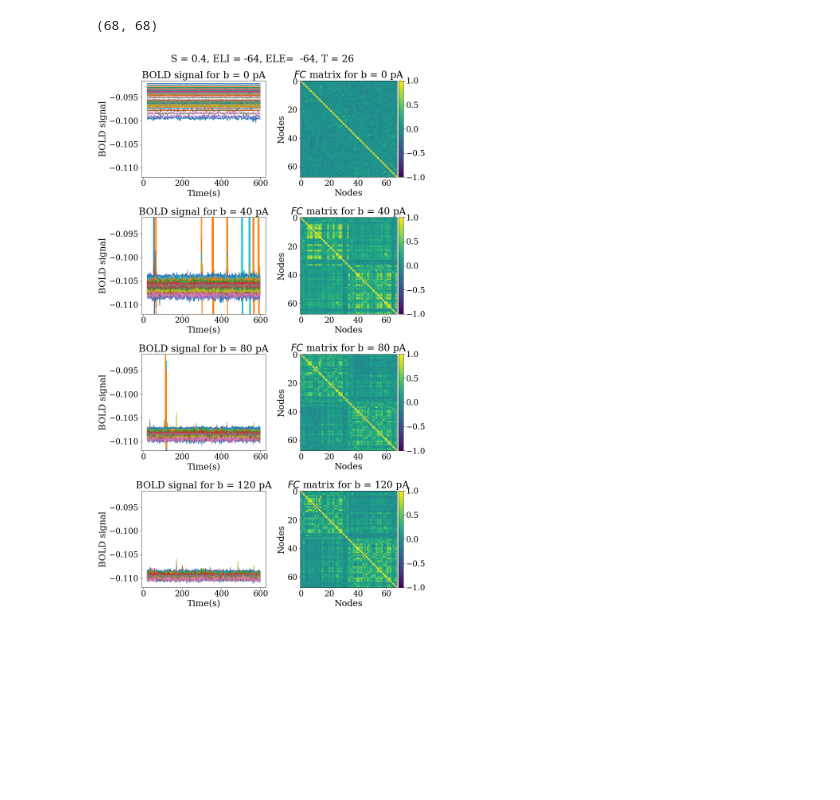
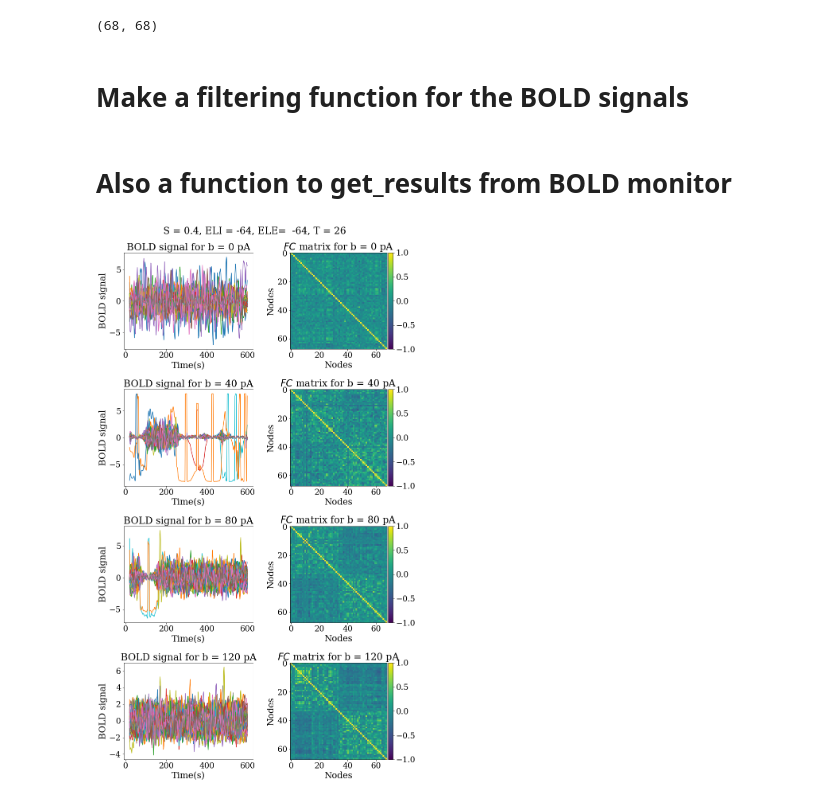
Before and after one commit to davidaquilue/TVBAdEx_ParSweep, a Jupyter notebook: BOLD.ipynb, the cells around one changed output. Cells and saved outputs as stored; diff of their text form; code cells hidden in the pictures; blank space fills up the shorter version.

Commit message:
BOLD

```diff
--- a/BOLD.ipynb
+++ b/BOLD.ipynb
@@ -30,7 +32,7 @@ fig_labels = ['$S$', '$b_e$ (pA)', '$E_{L,i}$ (mV)', '$E_{L,e}$ (mV)', '$T$ (ms)
 # %%
 from tvb_model_reference.simulation_file.parameter.parameter_M_Berlin import Parameter
 parameters = Parameter()
-file_name = 'C:/Users/David/Desktop/BOLD/'
+file_name = '/media/master/Nuevo vol/Internship/Data/BOLD/'
 parameters.parameter_simulation['path_result'] = file_name
 simulator = tools.init(parameters.parameter_simulation, parameters.parameter_model,
                        parameters.parameter_connection_between_region,
@@ -42,3 +44,27 @@ weights_mat = np.array(simulator.connectivity.weights)
 print(weights_mat.shape)
 # %% [output]
 (68, 68)
+# %% [markdown]
+# Make a filtering function for the BOLD signals
+# %%
+import scipy.signal as spsg
+import scipy.stats as stt
+from scipy import stats
+
+# Time resolution for fMRI signals (in seconds)
+def filtering_BOLD(BOLD):
+    '''Filters the input BOLD signals which are (nregions, ntimebins) and transforms them to zscore'''
+    TR = 2
+
+    # Filter the BOLD signals between 0.01 and 0.2 Hz
+    n_order = 2
+    Nyquist_freq = 0.5 / TR
+    low_f = 0.01 / Nyquist_freq
+    high_f = 0.1 / Nyquist_freq
+    b, a = spsg.iirfilter(n_order, [low_f,high_f], btype='bandpass', ftype='butter')
+
+    BOLD_filt = spsg.filtfilt(b, a, BOLD, axis=-1)
+    BOLD_filt_zscore = stats.zscore(BOLD_filt)
+    return BOLD_filt_zscore
+# %% [markdown]
+# Also a function to get_results from BOLD monitor
@@ -47,44 +112,38 @@ from mpl_toolkits.axes_grid1 import make_axes_locatable
 run_sim = 600000.0
 cut_transient = 20000.0
 
 folder_root = '/media/master/Nuevo vol/Internship/Data/BOLD/'
-folder_root = 'C:/Users/David/Desktop/BOLD/'
+
 file_name_nob = '_a_0.4_ELI_-64_ELE_-64_T_26_b_'
 suptitle = 'S = 0.4, ELI = -64, ELE=  -64, T = 26'
 bs = [0, 40, 80, 120]
 corrcoeff = np.zeros(4)
 fig, axes = plt.subplots(4, 2, figsize=(12, 20))
 fig.suptitle(suptitle)
 for ii, b in enumerate(bs):
     ax = axes[ii, 0]
 
     file_name = folder_root + file_name_nob + str(b)
     # Get the matrices first and then fill them up. Menuda mierda que no vaya esto
-    times = np.arange(0, run_sim, 2000)
-    BOLD = np.zeros((68, times.size))
-    for step, time in enumerate(times):
-        result = np.load(file_name + f'/step_{step}.npy', allow_pickle=True)[0][0]
-        BOLD[:, step] = result[1][0, :, 0]
-    # Now cut transient
-    times = times[10:] / 1000
-    BOLD = BOLD[:, 10:]
+    times, BOLD = get_result_BOLD(file_name, run_sim, cut_transient)
+    BOLD = filtering_BOLD(BOLD)
+
     ax.plot(times, BOLD.T)
-    ax.set_ylim((-0.112, -0.0915))
     ax.set(xlabel='Time(s)', ylabel='BOLD signal', title=f'BOLD signal for b = {b} pA')
 
     ax = axes[ii, 1]
     FC = np.corrcoef(BOLD)
     corrcoeff[ii] = np.corrcoef(x=FC.flatten(), y=weights_mat.flatten())[0, 1]
     im = ax.imshow(FC, vmin=-1, vmax=1)
     divider = make_axes_locatable(ax)
     cax = divider.append_axes('right', size='5%', pad=0.05)
     fig.colorbar(im, cax=cax, orientation='vertical')
     ax.set(title=f'$FC$ matrix for b = {b} pA', xlabel='Nodes', ylabel='Nodes')
 
 plt.tight_layout()
 plt.show()
 # %% [output]
-[figure, old version]
+[figure, new version]
 # %%
 fig, ax = plt.subplots(1, 1, figsize=(8, 6))
 ax.plot(bs, corrcoeff)
```
Also changed, not shown: parts of 5 cells of this notebook.
